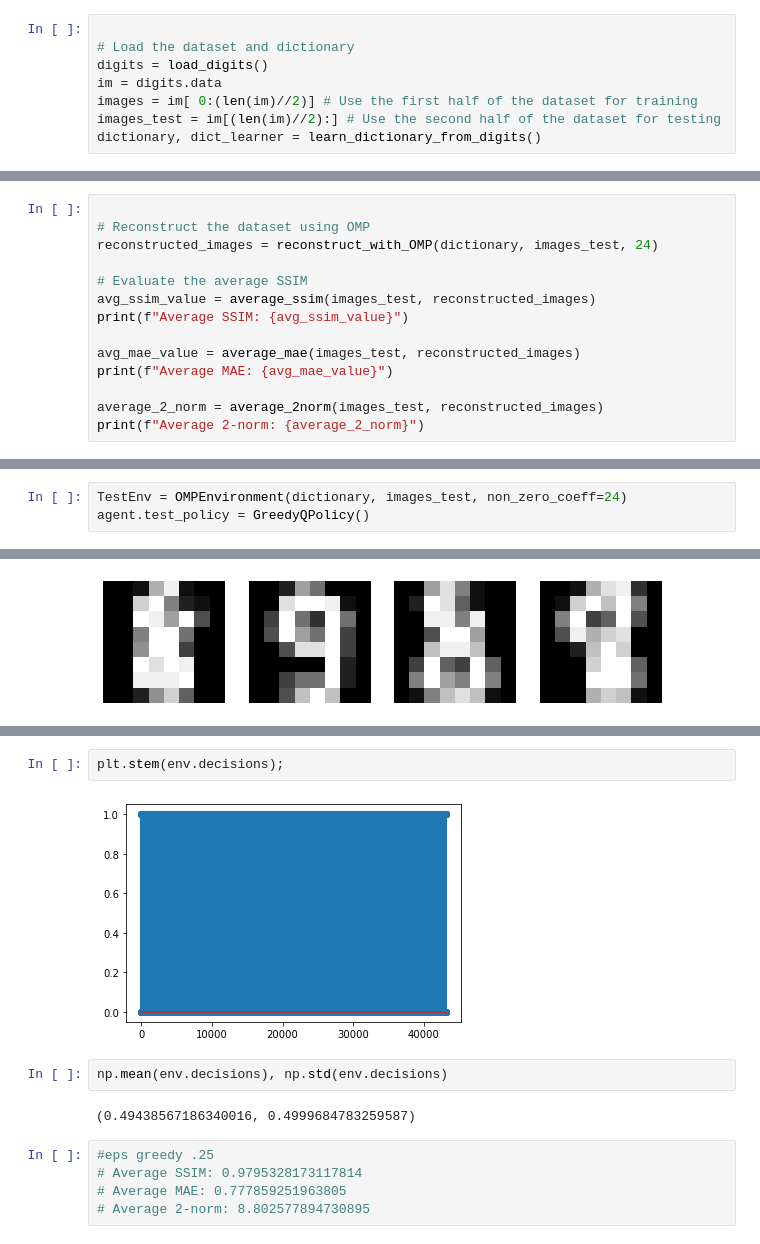
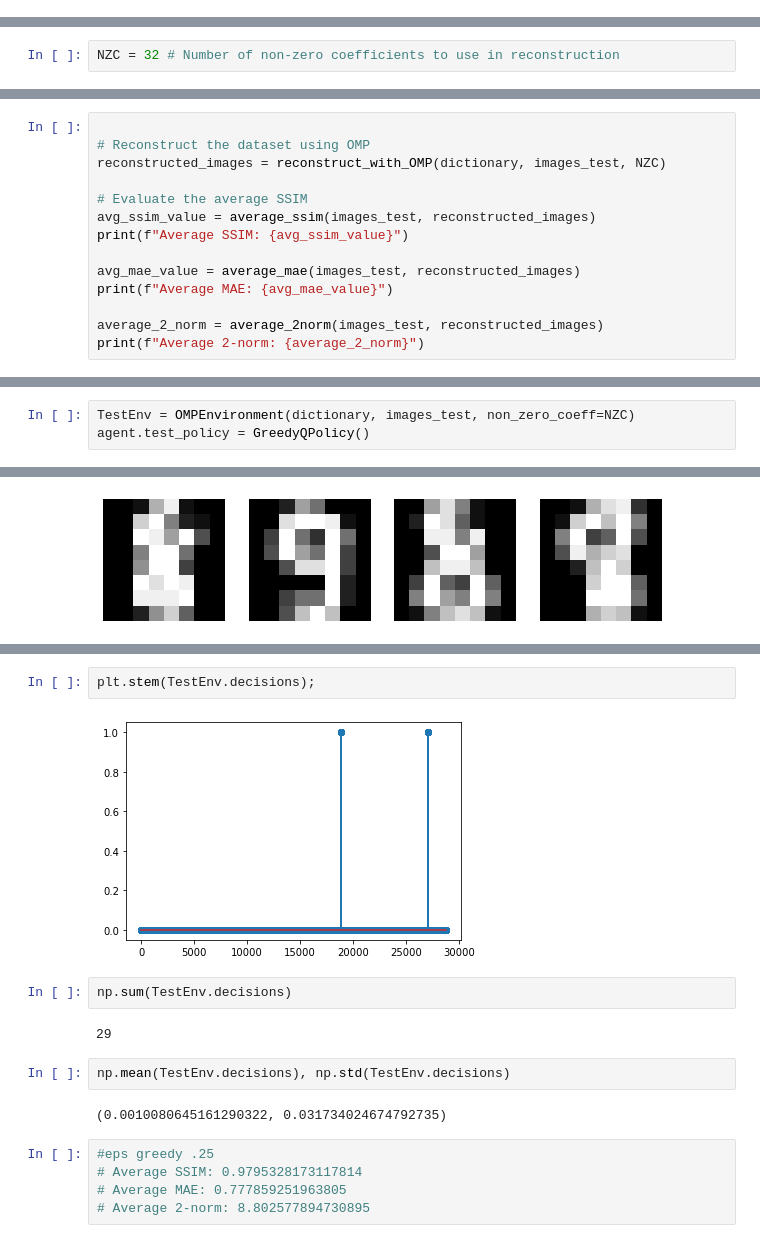
Before and after one commit to FinAminToastCrunch/Neural-Matched-Pursuit, a Jupyter notebook: neural_matched_pursuit.ipynb, the cells around one changed output, grey strips where cells are left out. Saved outputs shown, nothing was run; the diff lists cells and outputs as text.

```diff
--- a/neural_matched_pursuit.ipynb
+++ b/neural_matched_pursuit.ipynb
@@ -151,24 +162,18 @@ def average_2norm(original, reconstructed):
     """
     norm_values = [np.linalg.norm(original[i] - reconstructed[i]) for i in range(original.shape[0])]
     return np.mean(norm_values)
-# %%
-
-# Load the dataset and dictionary
-digits = load_digits()
-im = digits.data
-images = im[ 0:(len(im)//2)] # Use the first half of the dataset for training
-images_test = im[(len(im)//2):] # Use the second half of the dataset for testing
-dictionary, dict_learner = learn_dictionary_from_digits()
 # %%
 images.shape
 # %% [output]
 (898, 64)
+# %%
+NZC = 32 # Number of non-zero coefficients to use in reconstruction
 # %% [markdown]
 # Test OMP
 # %%
 
 # Reconstruct the dataset using OMP
-reconstructed_images = reconstruct_with_OMP(dictionary, images_test, 24)
+reconstructed_images = reconstruct_with_OMP(dictionary, images_test, NZC)
 
 # Evaluate the average SSIM
 avg_ssim_value = average_ssim(images_test, reconstructed_images)
@@ -508,7 +512,7 @@ env.observation_space.shape
 # %% [markdown]
 # Test NMP
 # %%
-TestEnv = OMPEnvironment(dictionary, images_test, non_zero_coeff=24)
+TestEnv = OMPEnvironment(dictionary, images_test, non_zero_coeff=NZC)
 agent.test_policy = GreedyQPolicy()
 # %%
 agent.test(TestEnv, nb_episodes=len(images_test), visualize=False, verbose = 2)
@@ -574,11 +578,15 @@ Average 2-norm: 2.2788442748052957
 # %%
-plt.stem(env.decisions);
+plt.stem(TestEnv.decisions);
 # %% [output]
-[figure, old version]
+[figure, new version]
+# %%
+np.sum(TestEnv.decisions)
+# %% [output]
+29
 # %%
-np.mean(env.decisions), np.std(env.decisions)
+np.mean(TestEnv.decisions), np.std(TestEnv.decisions)
 # %% [output]
-(0.49438567186340016, 0.4999684783259587)
+(0.0010080645161290322, 0.031734024674792735)
 # %%
 #eps greedy .25
 # Average SSIM: 0.9795328173117814
```
Also changed, not shown: parts of 9 cells of this notebook, 1 other file.
